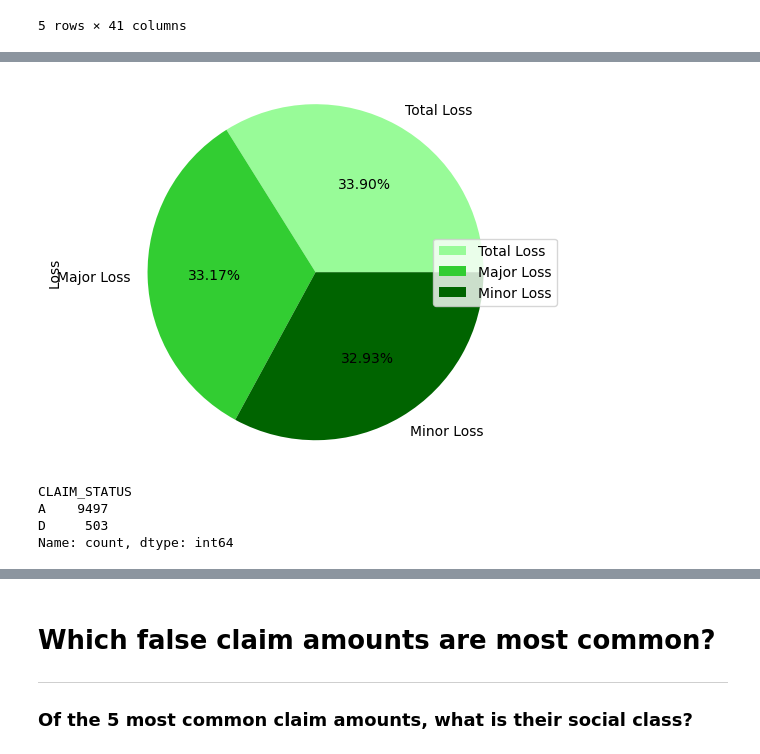
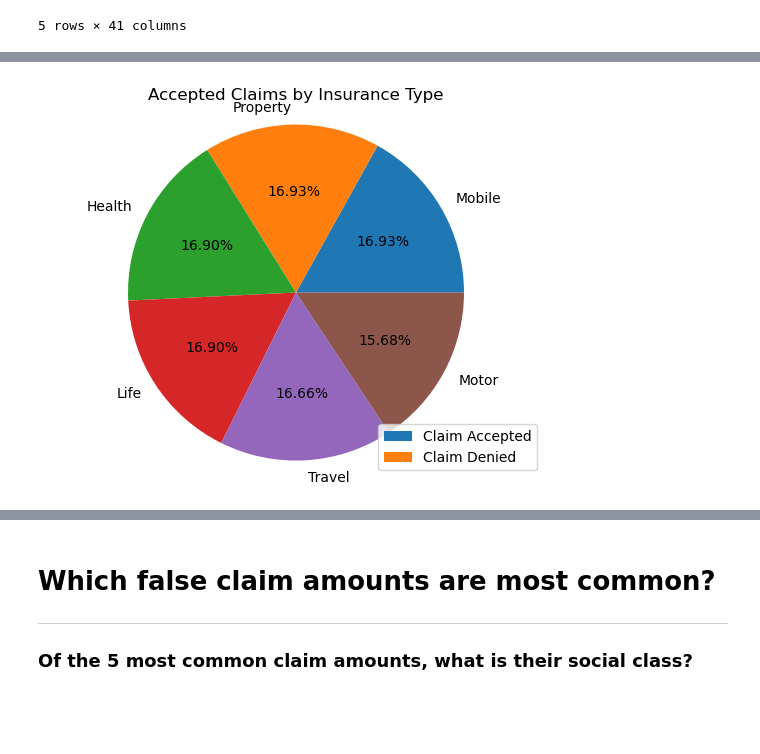
Before and after one commit to JustinS25/Insurance-Claim-Detection, a Jupyter notebook: Code/insurance_claim_valuecounts.ipynb, the cells around one changed output, grey strips where cells are left out. Drawn from its saved outputs; the diff is of its cells as text; code cells hidden in the pictures; blank space fills up the shorter version.

Commit message:
finished all plots, cleaned code

```diff
--- a/Code/insurance_claim_valuecounts.ipynb
+++ b/Code/insurance_claim_valuecounts.ipynb
@@ -136,0 +35,4 @@ Name: count, dtype: int64
+# %%
+# Only locate accepted claims
+accepted_count = ins_claim_fraud.loc[ins_claim_fraud["CLAIM_STATUS"]=="A"]
+accepted_count
@@ -136,0 +53,4 @@ Name: count, dtype: int64
+# %%
+# Count employment status of accepted claims
+insurance_count = accepted_count["INSURANCE_TYPE"].value_counts()
+insurance_count
@@ -137,21 +83,16 @@ Name: count, dtype: int64
 # %%
-# Pie plot to show incident severity
-colors = ['palegreen', 'limegreen', 'darkgreen']
-labels = ['Total Loss', 'Major Loss', 'Minor Loss']
-severity_count.plot(kind="pie", colors=colors, autopct= "%1.2f%%")
+# Pie chart to show accpepted claims insurance type
+insurance_count.plot(kind="pie", autopct= "%1.2f%%")
 
-plt.legend(labels, loc="right")
+# Label Plot
+plt.title("Accepted Claims by Insurance Type")
+plt.legend(labels, loc="lower right")
 plt.axis('equal')
+plt.ylabel("")
 
-plt.ylabel("Loss")
+# Save plot
+plt.savefig('Images/Accepted_Insurance_Type.png')
+# Show plot
 plt.show()
 # %% [output]
-[figure, old version]
+[figure, new version]
-# %%
-claim_status_count = ins_claim_fraud["CLAIM_STATUS"].value_counts()
-claim_status_count
-# %% [output]
-CLAIM_STATUS
-A    9497
-D     503
-Name: count, dtype: int64
```
Also changed, not shown: parts of 29 cells of this notebook, 4 other files.
